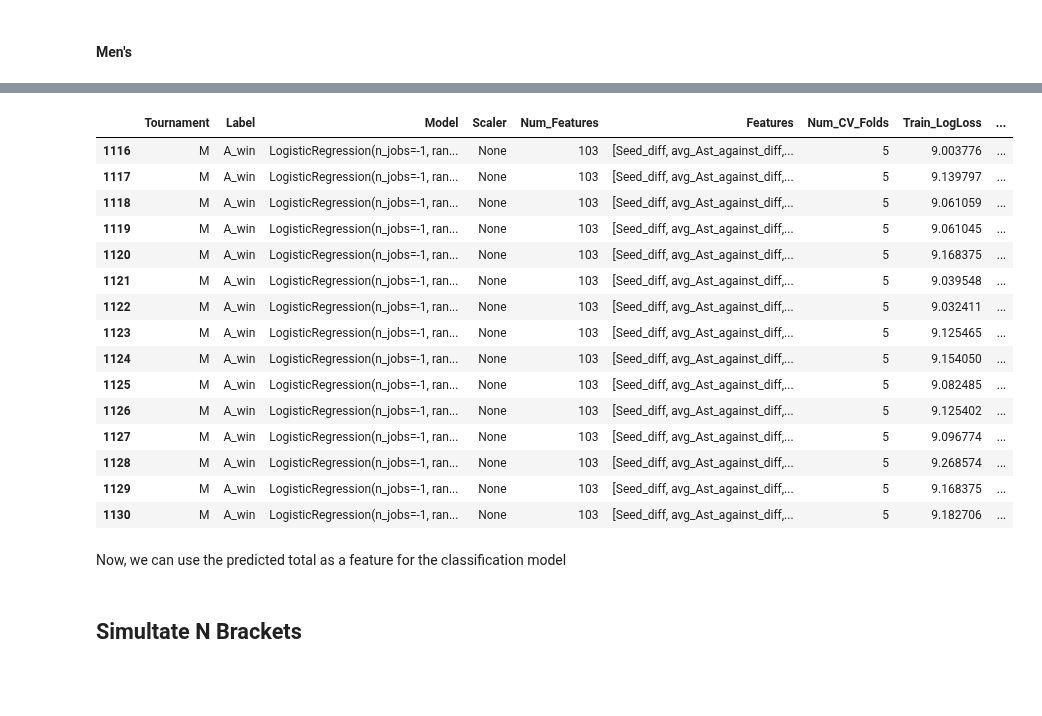
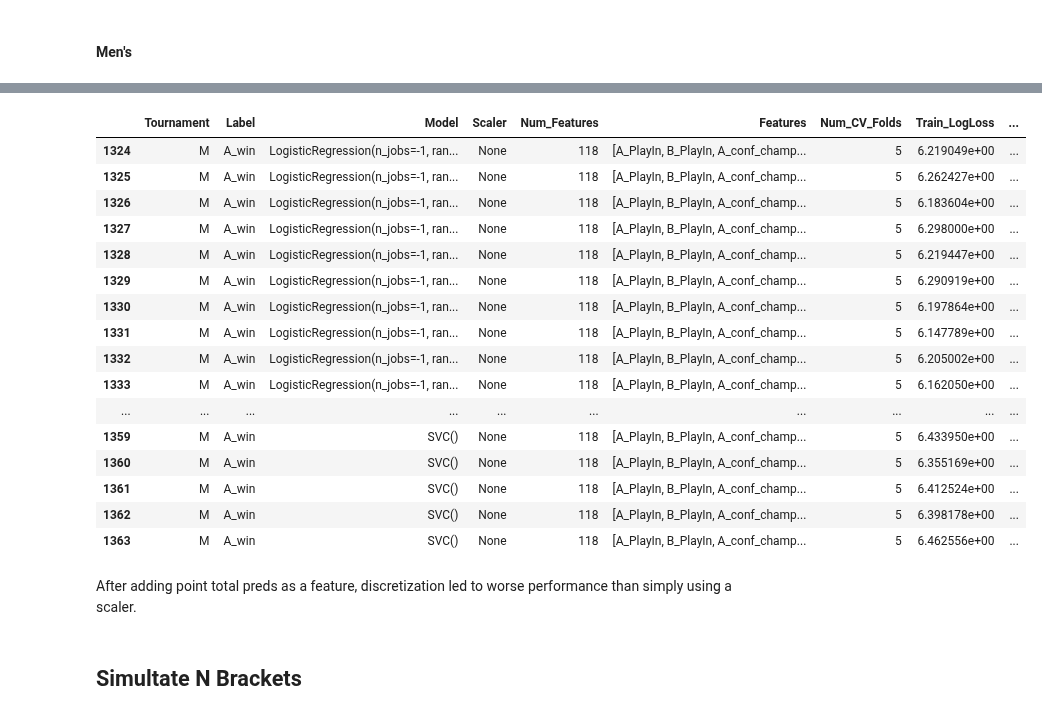
Before and after one commit to heefjones/march_madness, a Jupyter notebook: preds_detailed_point_total.ipynb, the cells around one changed output, grey strips where cells are left out. Saved outputs shown, nothing was run; the diff lists cells and outputs as text; code cells hidden in the pictures; blank space fills up the shorter version.

```diff
--- a/preds_detailed_point_total.ipynb
+++ b/preds_detailed_point_total.ipynb
@@ -1144,21 +1140,0 @@ class_df[class_df['Tournament'] == 'M'].tail()
-# %%
-class_df[class_df['Tournament'] == 'M'].tail(15)
-# %% [output]
-|  | Tournament | Label | Model | Scaler | Num_Features | Features | Num_CV_Folds | Train_LogLoss | ... |
-| 1116 | M | A_win | LogisticRegression(n_jobs=-1, ran... | None | 103 | [Seed_diff, avg_Ast_against_diff,... | 5 | 9.003776 | ... |
-| 1117 | M | A_win | LogisticRegression(n_jobs=-1, ran... | None | 103 | [Seed_diff, avg_Ast_against_diff,... | 5 | 9.139797 | ... |
-| 1118 | M | A_win | LogisticRegression(n_jobs=-1, ran... | None | 103 | [Seed_diff, avg_Ast_against_diff,... | 5 | 9.061059 | ... |
-| 1119 | M | A_win | LogisticRegression(n_jobs=-1, ran... | None | 103 | [Seed_diff, avg_Ast_against_diff,... | 5 | 9.061045 | ... |
-| 1120 | M | A_win | LogisticRegression(n_jobs=-1, ran... | None | 103 | [Seed_diff, avg_Ast_against_diff,... | 5 | 9.168375 | ... |
-| 1121 | M | A_win | LogisticRegression(n_jobs=-1, ran... | None | 103 | [Seed_diff, avg_Ast_against_diff,... | 5 | 9.039548 | ... |
-| 1122 | M | A_win | LogisticRegression(n_jobs=-1, ran... | None | 103 | [Seed_diff, avg_Ast_against_diff,... | 5 | 9.032411 | ... |
-| 1123 | M | A_win | LogisticRegression(n_jobs=-1, ran... | None | 103 | [Seed_diff, avg_Ast_against_diff,... | 5 | 9.125465 | ... |
-| 1124 | M | A_win | LogisticRegression(n_jobs=-1, ran... | None | 103 | [Seed_diff, avg_Ast_against_diff,... | 5 | 9.154050 | ... |
-| 1125 | M | A_win | LogisticRegression(n_jobs=-1, ran... | None | 103 | [Seed_diff, avg_Ast_against_diff,... | 5 | 9.082485 | ... |
-| 1126 | M | A_win | LogisticRegression(n_jobs=-1, ran... | None | 103 | [Seed_diff, avg_Ast_against_diff,... | 5 | 9.125402 | ... |
-| 1127 | M | A_win | LogisticRegression(n_jobs=-1, ran... | None | 103 | [Seed_diff, avg_Ast_against_diff,... | 5 | 9.096774 | ... |
-| 1128 | M | A_win | LogisticRegression(n_jobs=-1, ran... | None | 103 | [Seed_diff, avg_Ast_against_diff,... | 5 | 9.268574 | ... |
-| 1129 | M | A_win | LogisticRegression(n_jobs=-1, ran... | None | 103 | [Seed_diff, avg_Ast_against_diff,... | 5 | 9.168375 | ... |
-| 1130 | M | A_win | LogisticRegression(n_jobs=-1, ran... | None | 103 | [Seed_diff, avg_Ast_against_diff,... | 5 | 9.182706 | ... |
-# %% [markdown]
-Now, we can use the predicted total as a feature for the classification model
@@ -1164,0 +1147,21 @@ Now, we can use the predicted total as a feature for the classification model
+# %%
+# look at the models we just trained
+class_df.tail(40)
+# %% [output]
+|  | Tournament | Label | Model | Scaler | Num_Features | Features | Num_CV_Folds | Train_LogLoss | ... |
+| 1324 | M | A_win | LogisticRegression(n_jobs=-1, ran... | None | 118 | [A_PlayIn, B_PlayIn, A_conf_champ... | 5 | 6.219049e+00 | ... |
+| 1325 | M | A_win | LogisticRegression(n_jobs=-1, ran... | None | 118 | [A_PlayIn, B_PlayIn, A_conf_champ... | 5 | 6.262427e+00 | ... |
+| 1326 | M | A_win | LogisticRegression(n_jobs=-1, ran... | None | 118 | [A_PlayIn, B_PlayIn, A_conf_champ... | 5 | 6.183604e+00 | ... |
+| 1327 | M | A_win | LogisticRegression(n_jobs=-1, ran... | None | 118 | [A_PlayIn, B_PlayIn, A_conf_champ... | 5 | 6.298000e+00 | ... |
+| 1328 | M | A_win | LogisticRegression(n_jobs=-1, ran... | None | 118 | [A_PlayIn, B_PlayIn, A_conf_champ... | 5 | 6.219447e+00 | ... |
+| 1329 | M | A_win | LogisticRegression(n_jobs=-1, ran... | None | 118 | [A_PlayIn, B_PlayIn, A_conf_champ... | 5 | 6.290919e+00 | ... |
+| 1330 | M | A_win | LogisticRegression(n_jobs=-1, ran... | None | 118 | [A_PlayIn, B_PlayIn, A_conf_champ... | 5 | 6.197864e+00 | ... |
+| 1331 | M | A_win | LogisticRegression(n_jobs=-1, ran... | None | 118 | [A_PlayIn, B_PlayIn, A_conf_champ... | 5 | 6.147789e+00 | ... |
+| 1332 | M | A_win | LogisticRegression(n_jobs=-1, ran... | None | 118 | [A_PlayIn, B_PlayIn, A_conf_champ... | 5 | 6.205002e+00 | ... |
+| 1333 | M | A_win | LogisticRegression(n_jobs=-1, ran... | None | 118 | [A_PlayIn, B_PlayIn, A_conf_champ... | 5 | 6.162050e+00 | ... |
+| ... | ... | ... | ... | ... | ... | ... | ... | ... | ... |
+| 1359 | M | A_win | SVC() | None | 118 | [A_PlayIn, B_PlayIn, A_conf_champ... | 5 | 6.433950e+00 | ... |
+| 1360 | M | A_win | SVC() | None | 118 | [A_PlayIn, B_PlayIn, A_conf_champ... | 5 | 6.355169e+00 | ... |
+| 1361 | M | A_win | SVC() | None | 118 | [A_PlayIn, B_PlayIn, A_conf_champ... | 5 | 6.412524e+00 | ... |
+| 1362 | M | A_win | SVC() | None | 118 | [A_PlayIn, B_PlayIn, A_conf_champ... | 5 | 6.398178e+00 | ... |
+| 1363 | M | A_win | SVC() | None | 118 | [A_PlayIn, B_PlayIn, A_conf_champ... | 5 | 6.462556e+00 | ... |
@@ -1165,3 +1171,5 @@ Now, we can use the predicted total as a feature for the classification model
+# %% [markdown]
+After adding point total preds as a feature, discretization led to worse performance than simply using a scaler.
 # %% [markdown]
 ## Simultate N Brackets
 # %%
```
Also changed, not shown: parts of 17 cells of this notebook, 1 other file.
